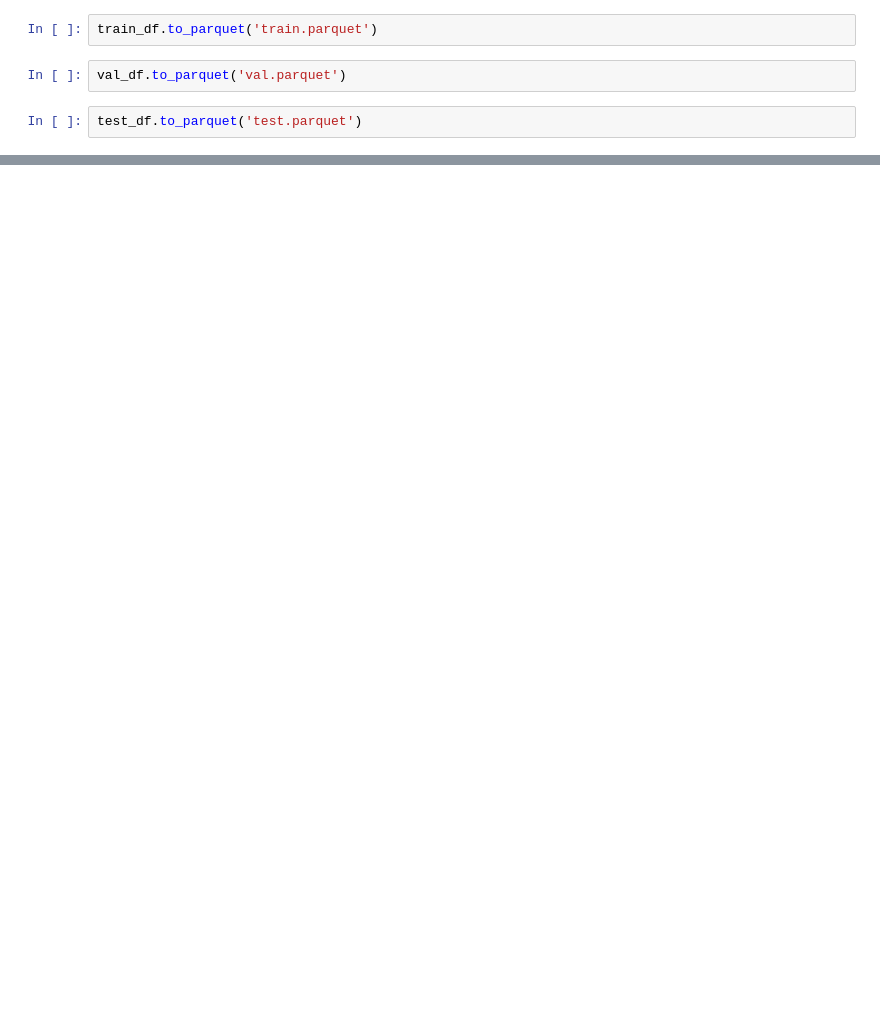
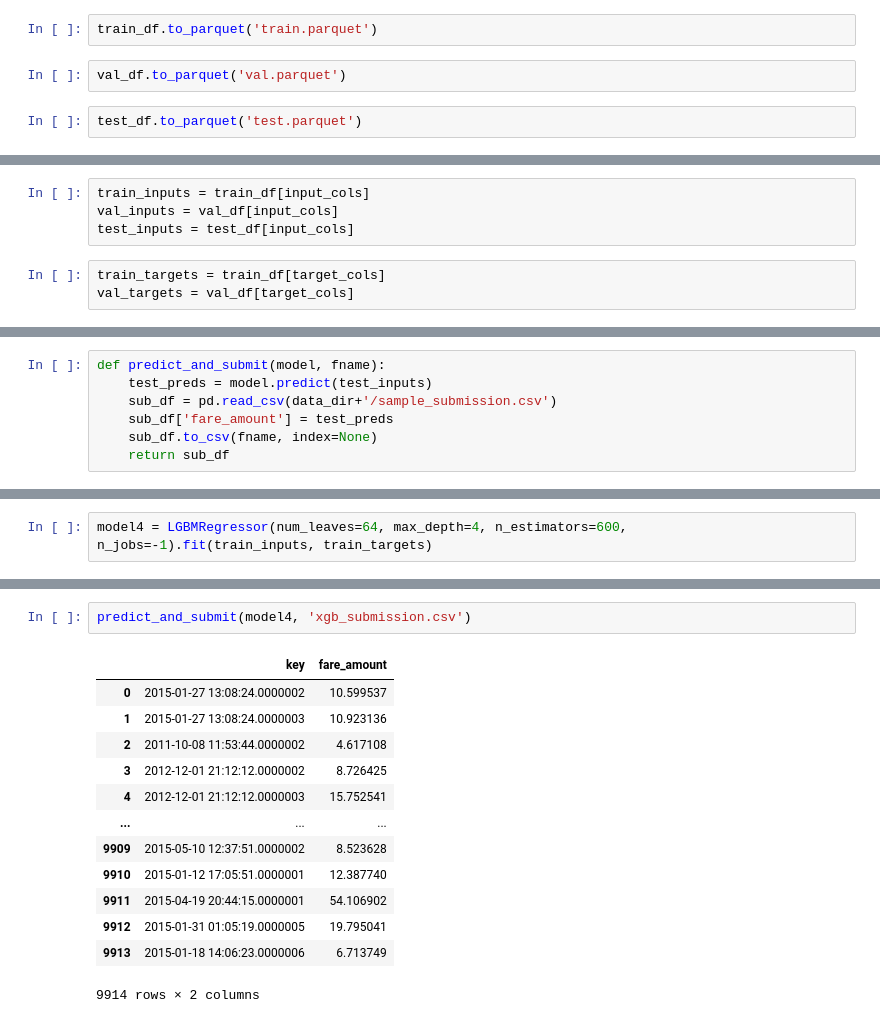
Before and after one commit to rautaditya2606/ACME-Insurance-Premium-Predictor, a Jupyter notebook: NYC_Taxi.ipynb, the cells around one changed output, grey strips where cells are left out. Cells and saved outputs as stored; diff of their text form; blank space fills up the shorter version.

Commit message:
Final LightgbmRegressor Model

```diff
--- a/NYC_Taxi.ipynb
+++ b/NYC_Taxi.ipynb
@@ -338,0 +353,7 @@ test_df.to_parquet('test.parquet')
+# %%
+train_inputs = train_df[input_cols]
+val_inputs = val_df[input_cols]
+test_inputs = test_df[input_cols]
+# %%
+train_targets = train_df[target_cols]
+val_targets = val_df[target_cols]
@@ -338,0 +382,7 @@ test_df.to_parquet('test.parquet')
+# %%
+def predict_and_submit(model, fname):
+    test_preds = model.predict(test_inputs)
+    sub_df = pd.read_csv(data_dir+'/sample_submission.csv')
+    sub_df['fare_amount'] = test_preds
+    sub_df.to_csv(fname, index=None)
+    return sub_df
@@ -338,0 +435,2 @@ test_df.to_parquet('test.parquet')
+# %%
+model4 = LGBMRegressor(num_leaves=64, max_depth=4, n_estimators=600, n_jobs=-1).fit(train_inputs, train_targets)
@@ -338,0 +464,16 @@ test_df.to_parquet('test.parquet')
+# %%
+predict_and_submit(model4, 'xgb_submission.csv')
+# %% [output]
+|  | key | fare_amount |
+| 0 | 2015-01-27 13:08:24.0000002 | 10.599537 |
+| 1 | 2015-01-27 13:08:24.0000003 | 10.923136 |
+| 2 | 2011-10-08 11:53:44.0000002 | 4.617108 |
+| 3 | 2012-12-01 21:12:12.0000002 | 8.726425 |
+| 4 | 2012-12-01 21:12:12.0000003 | 15.752541 |
+| ... | ... | ... |
+| 9909 | 2015-05-10 12:37:51.0000002 | 8.523628 |
+| 9910 | 2015-01-12 17:05:51.0000001 | 12.387740 |
+| 9911 | 2015-04-19 20:44:15.0000001 | 54.106902 |
+| 9912 | 2015-01-31 01:05:19.0000005 | 19.795041 |
+| 9913 | 2015-01-18 14:06:23.0000006 | 6.713749 |
+9914 rows × 2 columns
```
Also changed, not shown: parts of 29 cells of this notebook.
